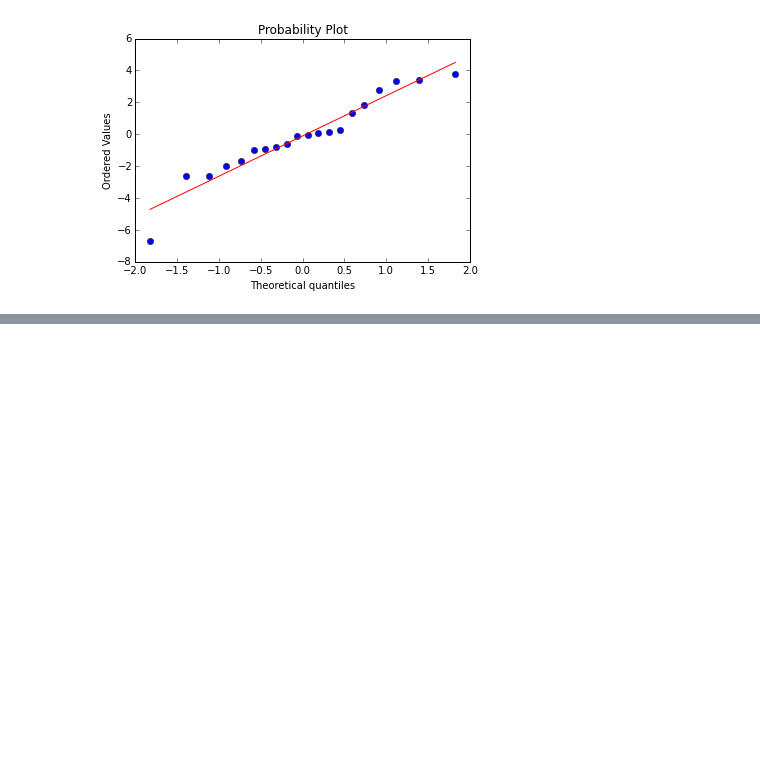
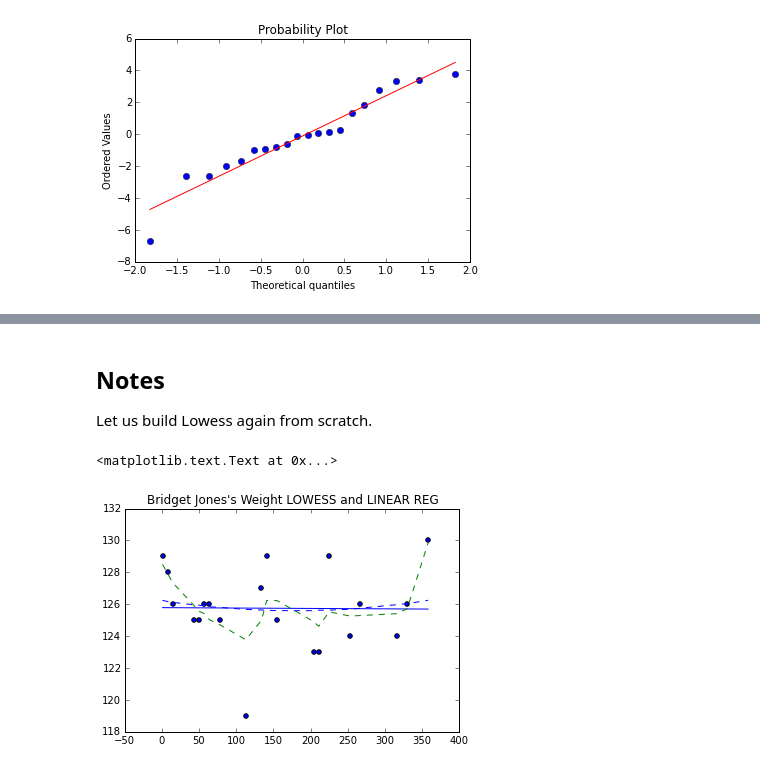
Before and after one commit to eshvk/bridget_jones_diary, a Jupyter notebook: Bridget Jones Diaries.ipynb, the cells around one changed output, grey strips where cells are left out. Saved outputs shown, nothing was run; the diff lists cells and outputs as text; code cells hidden in the pictures; blank space fills up the shorter version.

```diff
--- a/Bridget Jones Diaries.ipynb
+++ b/Bridget Jones Diaries.ipynb
@@ -96,0 +133,24 @@ plt.show()
+# %% [markdown]
+## Notes
+Let us build Lowess again from scratch.
+# %%
+# x: location; h: bandwidth; xp, yp: data points (vectors)
+def loess2( x, h, xp, yp ):
+    from numpy import *
+    w = exp(-0.5*((x-xp)/h)**2)/sqrt(2*pi*h**2)
+    b = np.dot(w,xp)*np.dot(w,yp) - np.sum(w)*np.sum(w*xp*yp)
+    b /= sum(w*xp)**2 - sum(w)*sum(w*xp**2)
+    a = ( np.dot(w,yp) - b*np.dot(w,xp) )/np.sum(w)
+    return a + b*x
+plt.figure(5)
+smoothed_weights_4 = []
+for day_no in day_nos:
+    smoothed_weights_4.append(loess2(day_no, bandwidth_2,np.asarray(day_nos), np.array(weights)))
+plt.scatter( np.asarray(day_nos), np.asarray(weights))
+plt.plot(np.asarray(day_nos), np.asarray(smoothed_weights_2), 'b--')
+plt.plot(np.asarray(day_nos), np.asarray(smoothed_weights_3))
+plt.plot(np.asarray(day_nos), np.asarray(smoothed_weights_4), 'g--')
+plt.title('Bridget Jones\'s Weight LOWESS and LINEAR REG')
+# %% [output]
+<matplotlib.text.Text at 0x...>
+[figure, added]
```
Also changed, not shown: parts of 2 cells of this notebook, 1 other file.
